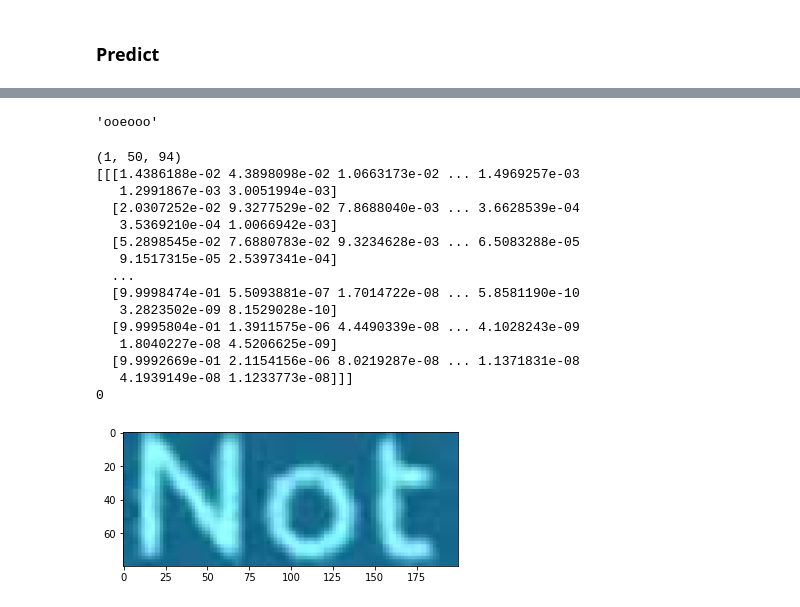
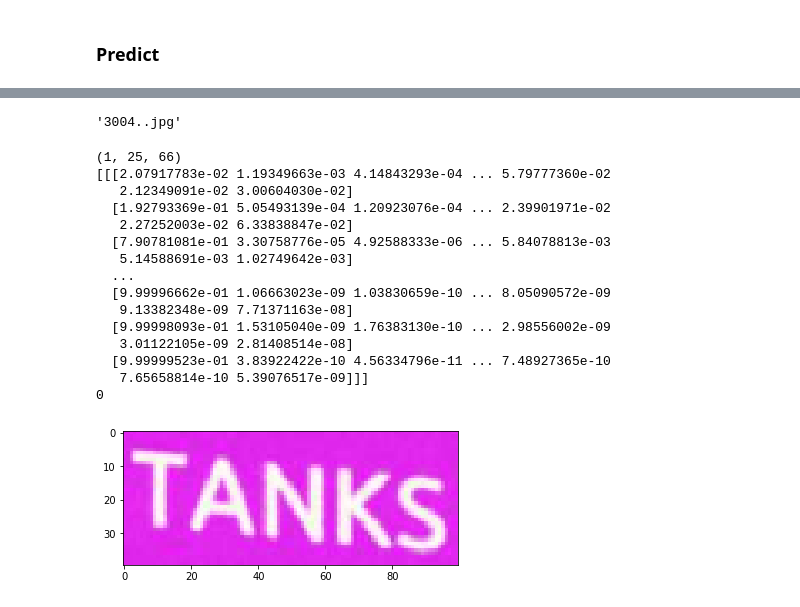
Before and after one commit to danyentezari/bn-ocr, a Jupyter notebook: keras_ocr_bignumber_generator.ipynb, the cells around one changed output, grey strips where cells are left out. Cells and saved outputs as stored; diff of their text form; code cells hidden in the pictures.

```diff
--- a/keras_ocr_bignumber_generator.ipynb
+++ b/keras_ocr_bignumber_generator.ipynb
@@ -363,7 +402,7 @@ train_gen = datagen.flow(train_F, train_L_dist, batch_size=10)
 test_gen = datagen.flow(test_F, test_L_dist, batch_size=10)
 # %%
 epochs = 100
-batch_size = 10
+batch_size = 128
 train_steps = train_F.shape[0] // batch_size
 valid_steps = test_F.shape[0] // batch_size
 
@@ -394,7 +433,7 @@ val_words = int(words_per_epoch * (val_split))
 conv_filters = 16
 kernel_size = (3, 3)
 pool_size = 2
-time_dense_size = 64
+time_dense_size = 32
 rnn_size = 512
 
 input_shape = (ch, cw, 3)
@@ -461,10 +500,10 @@ Trainable params: 5,041,006
 Non-trainable params: 0
 __________________________________________________________________________________________________
 # %%
-prediction_model.fit(
-    data_F,
-    data_L_dist,
-    validation_split=0.2,
-    shuffle=True,
-    epochs=10
-  )
+# prediction_model.fit(
+#     data_F,
+#     data_L_dist,
+#     validation_split=0.2,
+#     shuffle=True,
+#     epochs=10
+#   )
@@ -490,7 +510,7 @@ Epoch 10/10
 # %%
 # Fit the model
 metrics1 = prediction_model.fit_generator(train_gen,
-                              epochs = epochs,
+                              epochs = 10,
                               steps_per_epoch = train_steps,
                               validation_data = test_gen,
                               validation_steps = valid_steps,
@@ -523,9 +556,9 @@ r
 # %%
 sample_image = loadImage('./america.png')
-loaded_image = np.array(negative_pad_image(img, ch, cw))
+#loaded_image = np.array(negative_pad_image(img, ch, cw))
 #loaded_image = loaded_image / 255
 
-yhat2 = prediction_model.predict(loaded_image.reshape(1,ch,cw,3))
+yhat2 = prediction_model.predict(sample_image.reshape(1,ch,cw,3))
 
 r = ''
 for i in range(15):
@@ -533,40 +566,40 @@ for i in range(15):
 
 r
 # %% [output]
-'ooeooo'
+'3004..jpg'
 # %%
 # View sample image and predicted label together
 
 sample_image = loadImage('./results/images/0/0.jpg')
 # Image.fromarray(np.uint8(sample_image*255)).convert('RGB')
 img = sample_image.astype(np.uint8)
-img = np.array(negative_pad_image(img, ch, cw))
+#img = np.array(negative_pad_image(img, ch, cw))
 
 plt.imshow(sample_image)
 
 yhat = prediction_model.predict(img.reshape(1, ch, cw, 3))
 yhat.shape
 
 print(yhat.shape)
 print(yhat)
 print(yhat[0][3].argmax())
 # %% [output]
-(1, 50, 94)
-[[[1.4386188e-02 4.3898098e-02 1.0663173e-02 ... 1.4969257e-03
-   1.2991867e-03 3.0051994e-03]
-  [2.0307252e-02 9.3277529e-02 7.8688040e-03 ... 3.6628539e-04
-   3.5369210e-04 1.0066942e-03]
-  [5.2898545e-02 7.6880783e-02 9.3234628e-03 ... 6.5083288e-05
-   9.1517315e-05 2.5397341e-04]
+(1, 25, 66)
+[[[2.07917783e-02 1.19349663e-03 4.14843293e-04 ... 5.79777360e-02
+   2.12349091e-02 3.00604030e-02]
+  [1.92793369e-01 5.05493139e-04 1.20923076e-04 ... 2.39901971e-02
+   2.27252003e-02 6.33838847e-02]
+  [7.90781081e-01 3.30758776e-05 4.92588333e-06 ... 5.84078813e-03
+   5.14588691e-03 1.02749642e-03]
   ...
-  [9.9998474e-01 5.5093881e-07 1.7014722e-08 ... 5.8581190e-10
-   3.2823502e-09 8.1529028e-10]
-  [9.9995804e-01 1.3911575e-06 4.4490339e-08 ... 4.1028243e-09
-   1.8040227e-08 4.5206625e-09]
-  [9.9992669e-01 2.1154156e-06 8.0219287e-08 ... 1.1371831e-08
-   4.1939149e-08 1.1233773e-08]]]
+  [9.99996662e-01 1.06663023e-09 1.03830659e-10 ... 8.05090572e-09
+   9.13382348e-09 7.71371163e-08]
+  [9.99998093e-01 1.53105040e-09 1.76383130e-10 ... 2.98556002e-09
+   3.01122105e-09 2.81408514e-08]
+  [9.99999523e-01 3.83922422e-10 4.56334796e-11 ... 7.48927365e-10
+   7.65658814e-10 5.39076517e-09]]]
 0
-[figure, old version]
+[figure, new version]
 # %%
 x = img.astype(np.uint8)
 plt.imshow(x)
```
Also changed, not shown: parts of 34 cells of this notebook.
